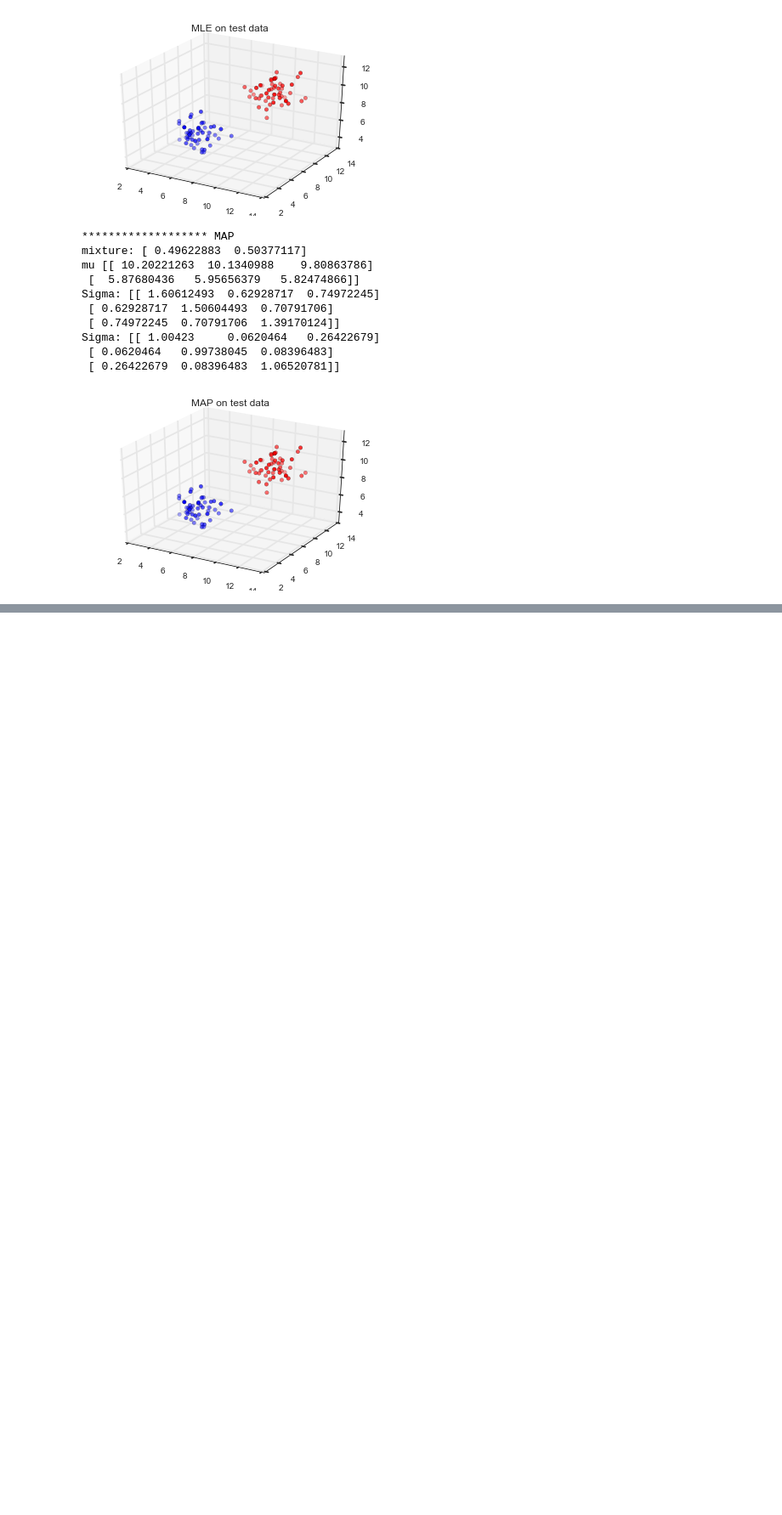
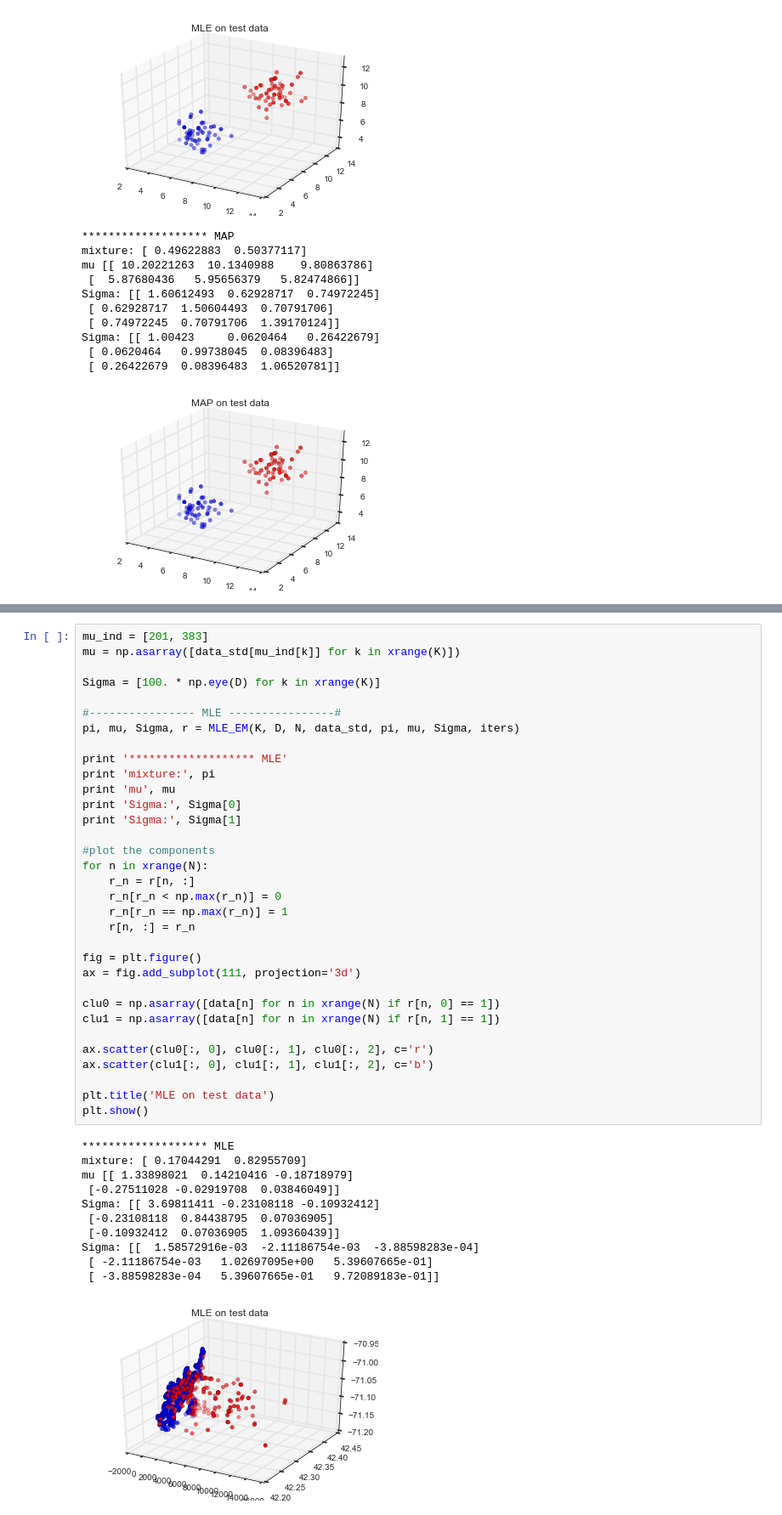
Before and after one commit to onefishy/Boston311, a Jupyter notebook: Code/EM for MLE and MAP.ipynb, the cells around one changed output, grey strips where cells are left out. Shown: that part at 85% size. Drawn from its saved outputs; the diff is of its cells as text; blank space fills up the shorter version.

```diff
--- a/Code/EM for MLE and MAP.ipynb
+++ b/Code/EM for MLE and MAP.ipynb
@@ -482,3 +482,48 @@ Sigma: [[ -1.85990005e+08  -4.19962000e+07   7.05409205e+07]
+# %%
+mu_ind = [201, 383]
+mu = np.asarray([data_std[mu_ind[k]] for k in xrange(K)])
+
+Sigma = [100. * np.eye(D) for k in xrange(K)]
+
+#---------------- MLE ----------------#
+pi, mu, Sigma, r = MLE_EM(K, D, N, data_std, pi, mu, Sigma, iters)
+
+print '******************* MLE'
+print 'mixture:', pi
+print 'mu', mu
+print 'Sigma:', Sigma[0]
+print 'Sigma:', Sigma[1]
+
+#plot the components
+for n in xrange(N):
+    r_n = r[n, :]
+    r_n[r_n < np.max(r_n)] = 0
+    r_n[r_n == np.max(r_n)] = 1
+    r[n, :] = r_n
+
+fig = plt.figure()
+ax = fig.add_subplot(111, projection='3d')
+
+clu0 = np.asarray([data[n] for n in xrange(N) if r[n, 0] == 1])
+clu1 = np.asarray([data[n] for n in xrange(N) if r[n, 1] == 1])
+
+ax.scatter(clu0[:, 0], clu0[:, 1], clu0[:, 2], c='r')
+ax.scatter(clu1[:, 0], clu1[:, 1], clu1[:, 2], c='b')
+
+plt.title('MLE on test data')
+plt.show()
+# %% [output]
+******************* MLE
+mixture: [ 0.17044291  0.82955709]
+mu [[ 1.33898021  0.14210416 -0.18718979]
+ [-0.27511028 -0.02919708  0.03846049]]
+Sigma: [[ 3.69811411 -0.23108118 -0.10932412]
+ [-0.23108118  0.84438795  0.07036905]
+ [-0.10932412  0.07036905  1.09360439]]
+Sigma: [[  1.58572916e-03  -2.11186754e-03  -3.88598283e-04]
+ [ -2.11186754e-03   1.02697095e+00   5.39607665e-01]
+ [ -3.88598283e-04   5.39607665e-01   9.72089183e-01]]
+[figure, added]
 # %%
 #---------------- MAP ----------------#
 
```
Also changed, not shown: parts of 2 cells of this notebook.
